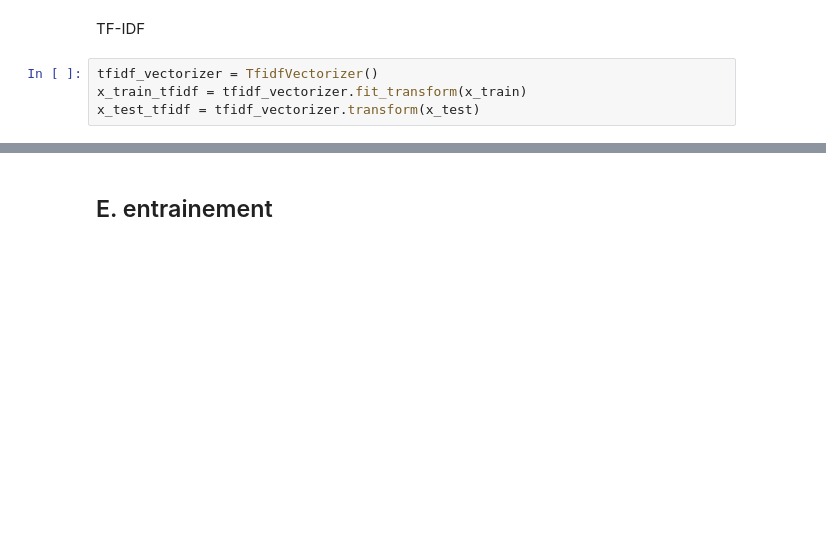
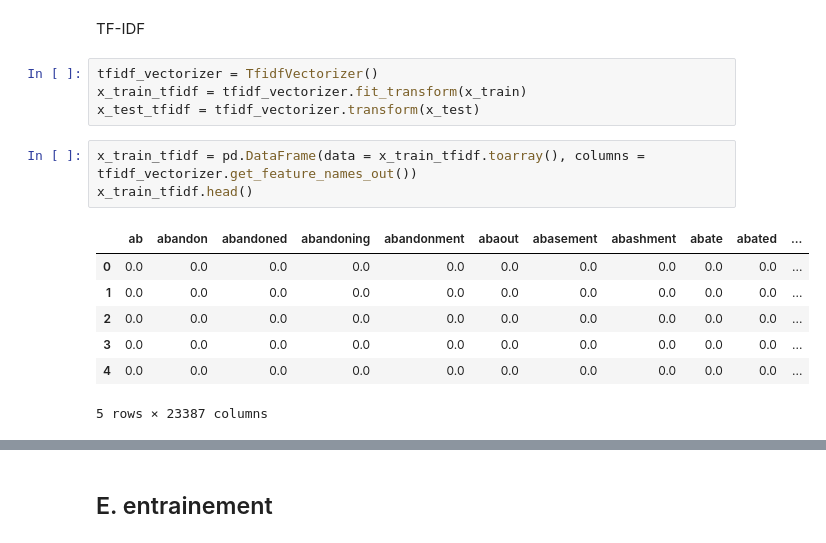
Before and after one commit to amaliahm/NLP_labs, a Jupyter notebook: Tp2/tp2.ipynb, the cells around one changed output, grey strips where cells are left out. Cells and saved outputs as stored; diff of their text form; blank space fills up the shorter version.

```diff
--- a/Tp2/tp2.ipynb
+++ b/Tp2/tp2.ipynb
@@ -115,3 +124,14 @@ TF-IDF
 tfidf_vectorizer = TfidfVectorizer()
 x_train_tfidf = tfidf_vectorizer.fit_transform(x_train)
 x_test_tfidf = tfidf_vectorizer.transform(x_test)
+# %%
+x_train_tfidf = pd.DataFrame(data = x_train_tfidf.toarray(), columns = tfidf_vectorizer.get_feature_names_out())
+x_train_tfidf.head()
+# %% [output]
+|  | ab | abandon | abandoned | abandoning | abandonment | abaout | abasement | abashment | abate | abated | ... |
+| 0 | 0.0 | 0.0 | 0.0 | 0.0 | 0.0 | 0.0 | 0.0 | 0.0 | 0.0 | 0.0 | ... |
+| 1 | 0.0 | 0.0 | 0.0 | 0.0 | 0.0 | 0.0 | 0.0 | 0.0 | 0.0 | 0.0 | ... |
+| 2 | 0.0 | 0.0 | 0.0 | 0.0 | 0.0 | 0.0 | 0.0 | 0.0 | 0.0 | 0.0 | ... |
+| 3 | 0.0 | 0.0 | 0.0 | 0.0 | 0.0 | 0.0 | 0.0 | 0.0 | 0.0 | 0.0 | ... |
+| 4 | 0.0 | 0.0 | 0.0 | 0.0 | 0.0 | 0.0 | 0.0 | 0.0 | 0.0 | 0.0 | ... |
+5 rows × 23387 columns
```
Also changed, not shown: parts of 28 cells of this notebook, 3 other files.
